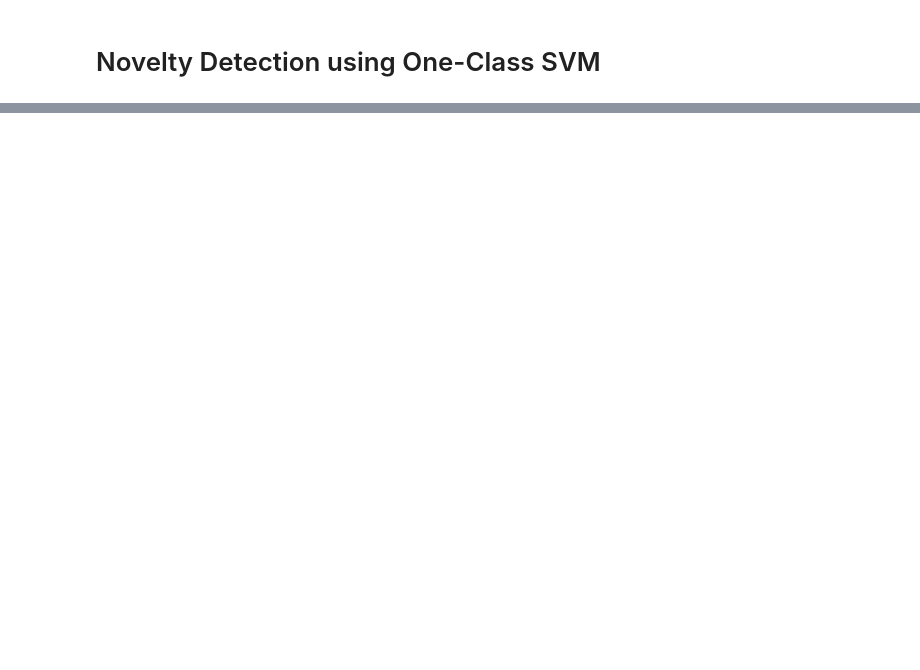
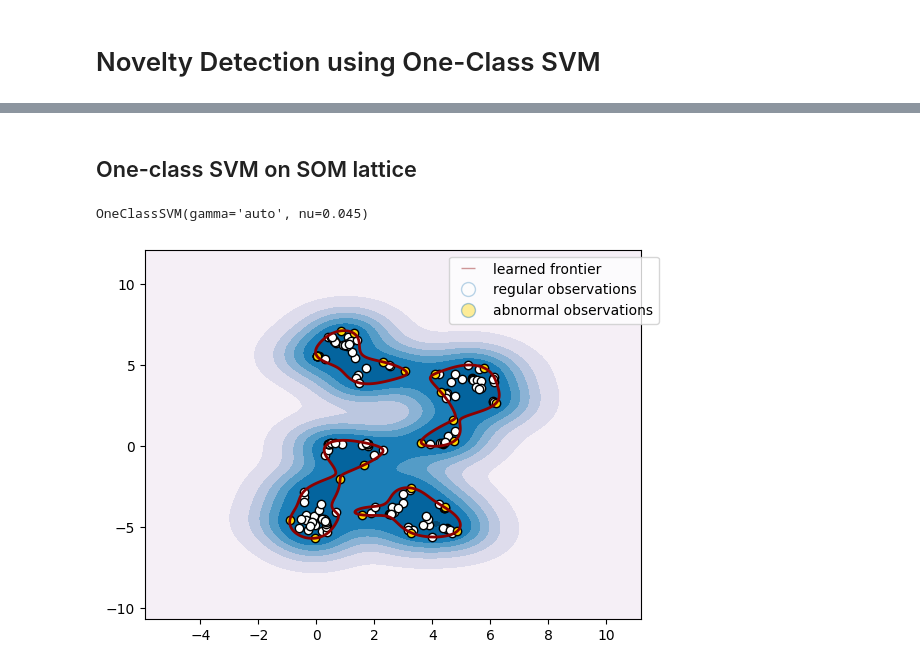
Before and after one commit to purnatag/novelty-with-som, a Jupyter notebook: readlogs.ipynb, the cells around one changed output, grey strips where cells are left out. Drawn from its saved outputs; the diff is of its cells as text; code cells hidden in the pictures; blank space fills up the shorter version.

```diff
--- a/readlogs.ipynb
+++ b/readlogs.ipynb
@@ -412,0 +411,7 @@ for i in range(len(predicted)):
+# %%
+# reduce the data to 2 dimensions using t-SNE
+train_reduced = TSNE(n_components=2, random_state=0).fit_transform(train_norm)
+
+# fit the model to the reduced data
+svm = OneClassSVM(kernel='rbf', nu=0.045, gamma='auto')
+svm.fit(train_reduced)
@@ -412,0 +466,20 @@ for i in range(len(predicted)):
+# %% [markdown]
+## One-class SVM on SOM lattice
+# %%
+# reduce the data to 2 dimensions using t-SNE
+npsom = np.array(som)
+npsom = np.reshape(npsom, (npsom.shape[0]*npsom.shape[1], npsom.shape[2]))
+som_reduced = TSNE(n_components=2, random_state=0, perplexity = 50).fit_transform(npsom)
+
+# fit the model to the reduced data
+svm = OneClassSVM(kernel='rbf', nu=0.045, gamma='auto')
+svm.fit(som_reduced)
+# %% [output]
+OneClassSVM(gamma='auto', nu=0.045)
+# %%
+# extract the model predictions
+som_predicted = svm.predict(som_reduced)
+# %%
+plot_svm(som_reduced, som_predicted)
+# %% [output]
+[figure, added]
```
Also changed, not shown: parts of 21 cells of this notebook.
